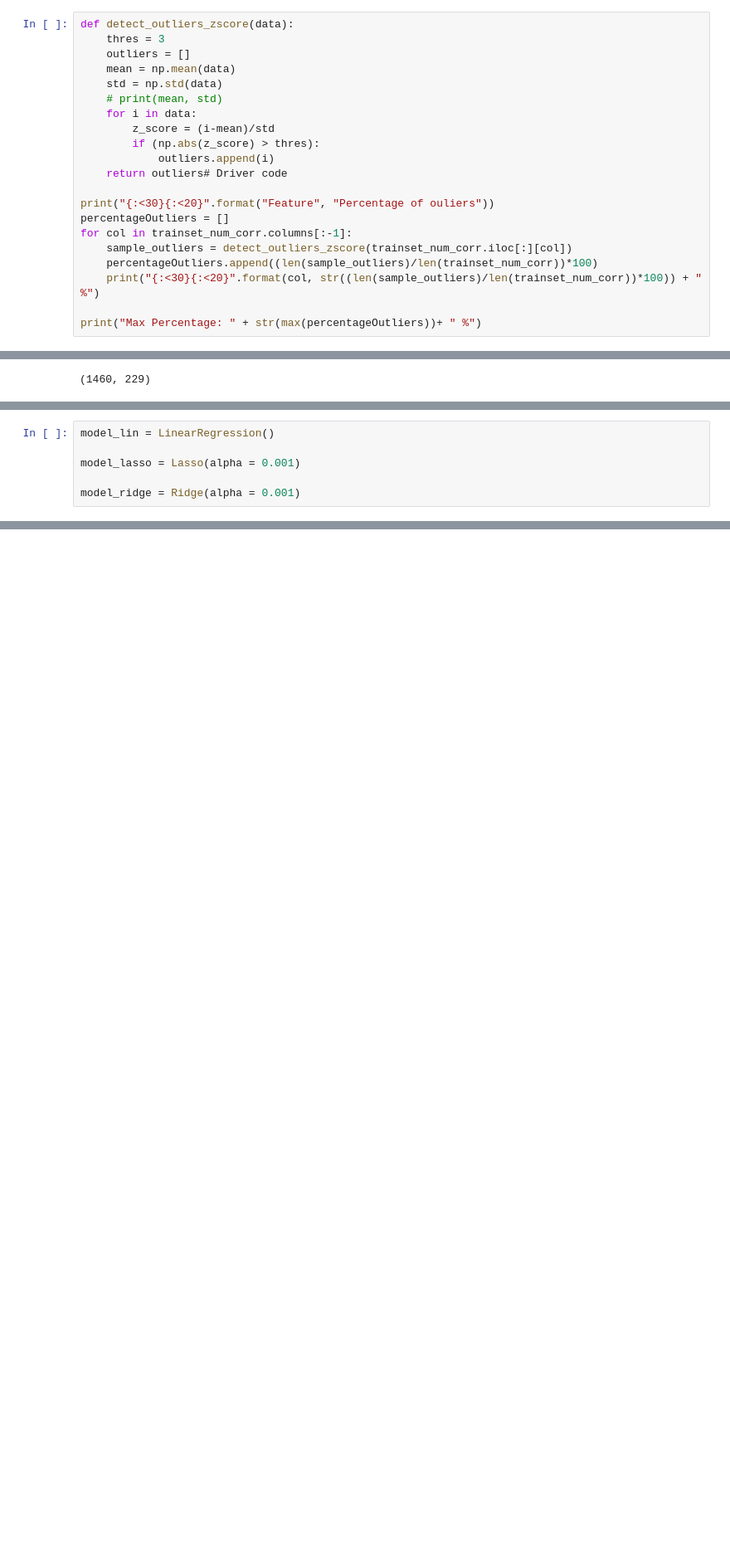
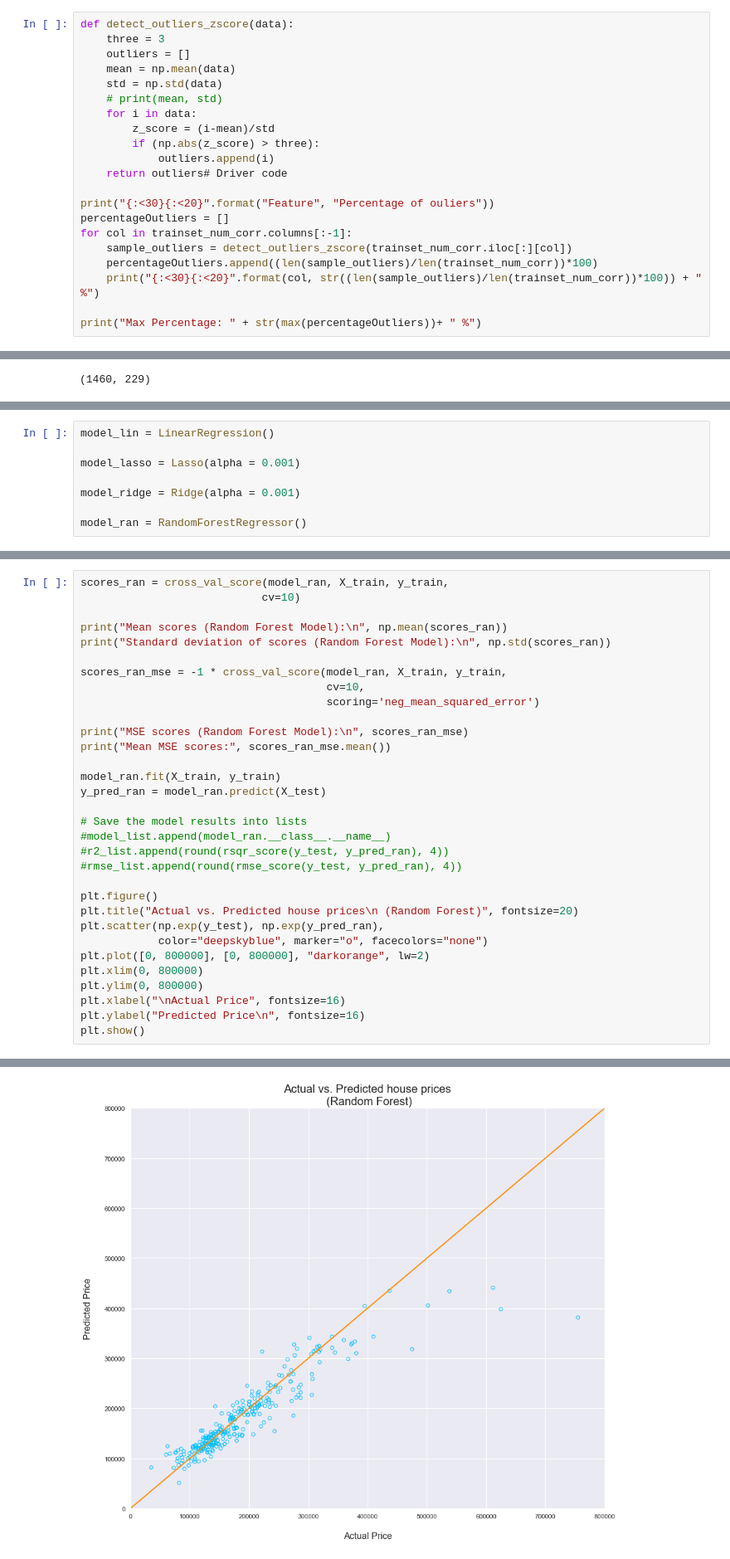
Before and after one commit to chiacchius/ML_House_prices, a Jupyter notebook: MLnotebook.ipynb, the cells around one changed output, grey strips where cells are left out. Shown at 83% size. Drawn from its saved outputs; the diff is of its cells as text; blank space fills up the shorter version.

```diff
--- a/MLnotebook.ipynb
+++ b/MLnotebook.ipynb
@@ -426,13 +435,13 @@ plot delle feature. check normality by plotting a frequency distribution, also c
 # %%
 def detect_outliers_zscore(data):
-    thres = 3
+    three = 3
     outliers = []
     mean = np.mean(data)
     std = np.std(data)
     # print(mean, std)
     for i in data:
         z_score = (i-mean)/std
-        if (np.abs(z_score) > thres):
+        if (np.abs(z_score) > three):
             outliers.append(i)
     return outliers# Driver code
 
@@ -952,3 +860,5 @@ model_lin = LinearRegression()
 model_lasso = Lasso(alpha = 0.001)
 
 model_ridge = Ridge(alpha = 0.001)
+
+model_ran = RandomForestRegressor()
@@ -1081,0 +1000,33 @@ Mean MSE scores: 0.03478503202880921
+# %%
+scores_ran = cross_val_score(model_ran, X_train, y_train,
+                            cv=10)
+
+print("Mean scores (Random Forest Model):\n", np.mean(scores_ran))
+print("Standard deviation of scores (Random Forest Model):\n", np.std(scores_ran))
+
+scores_ran_mse = -1 * cross_val_score(model_ran, X_train, y_train,
+                                      cv=10,
+                                      scoring='neg_mean_squared_error')
+
+print("MSE scores (Random Forest Model):\n", scores_ran_mse)
+print("Mean MSE scores:", scores_ran_mse.mean())
+
+model_ran.fit(X_train, y_train)
+y_pred_ran = model_ran.predict(X_test)
+
+# Save the model results into lists
+#model_list.append(model_ran.__class__.__name__)
+#r2_list.append(round(rsqr_score(y_test, y_pred_ran), 4))
+#rmse_list.append(round(rmse_score(y_test, y_pred_ran), 4))
+
+plt.figure()
+plt.title("Actual vs. Predicted house prices\n (Random Forest)", fontsize=20)
+plt.scatter(np.exp(y_test), np.exp(y_pred_ran),
+            color="deepskyblue", marker="o", facecolors="none")
+plt.plot([0, 800000], [0, 800000], "darkorange", lw=2)
+plt.xlim(0, 800000)
+plt.ylim(0, 800000)
+plt.xlabel("\nActual Price", fontsize=16)
+plt.ylabel("Predicted Price\n", fontsize=16)
+plt.show()
+# %% [output]
@@ -1081,0 +1041 @@ Mean MSE scores: 0.03478503202880921
+[figure, added]
```
Also changed, not shown: parts of 54 cells of this notebook, 1 other file.
